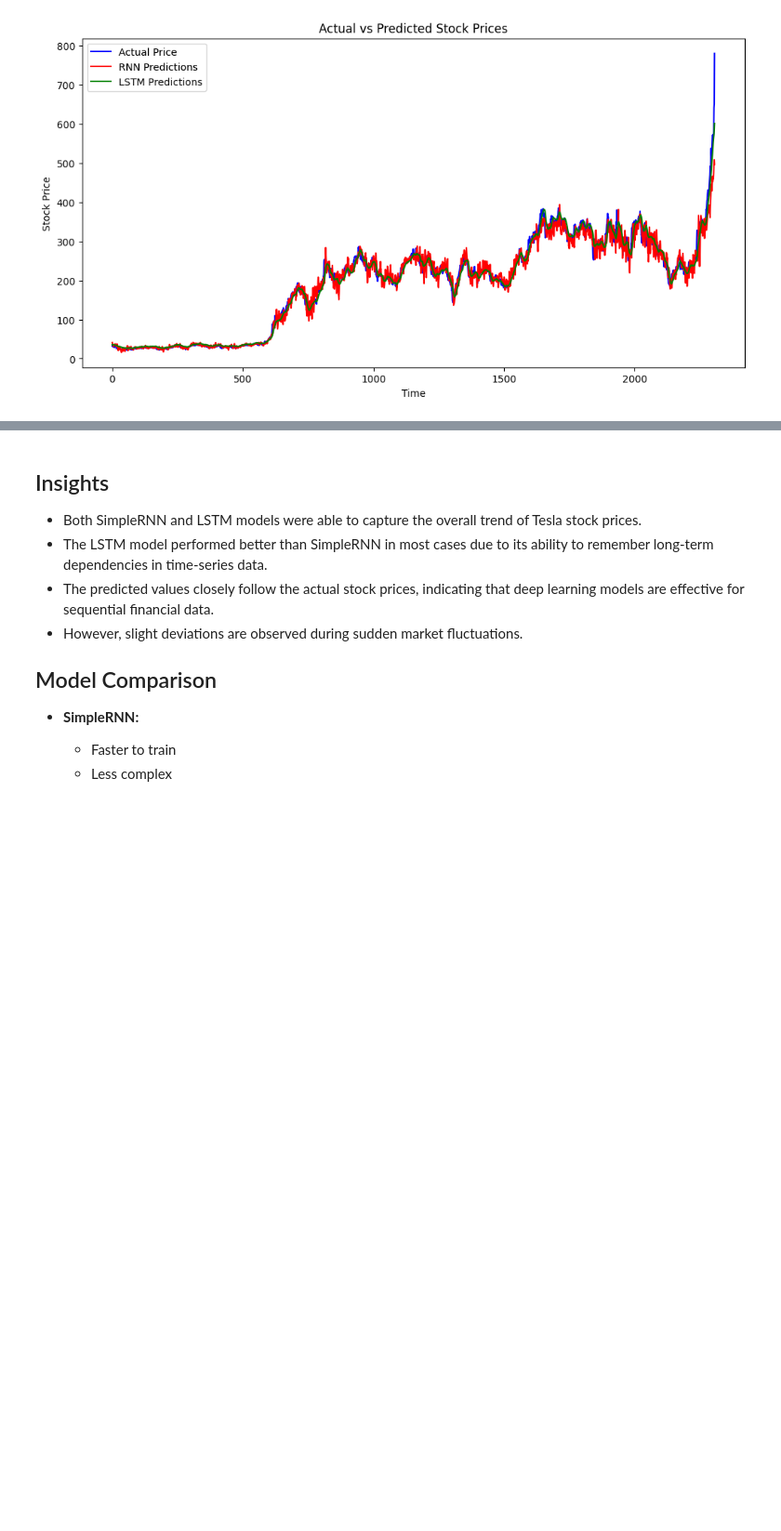
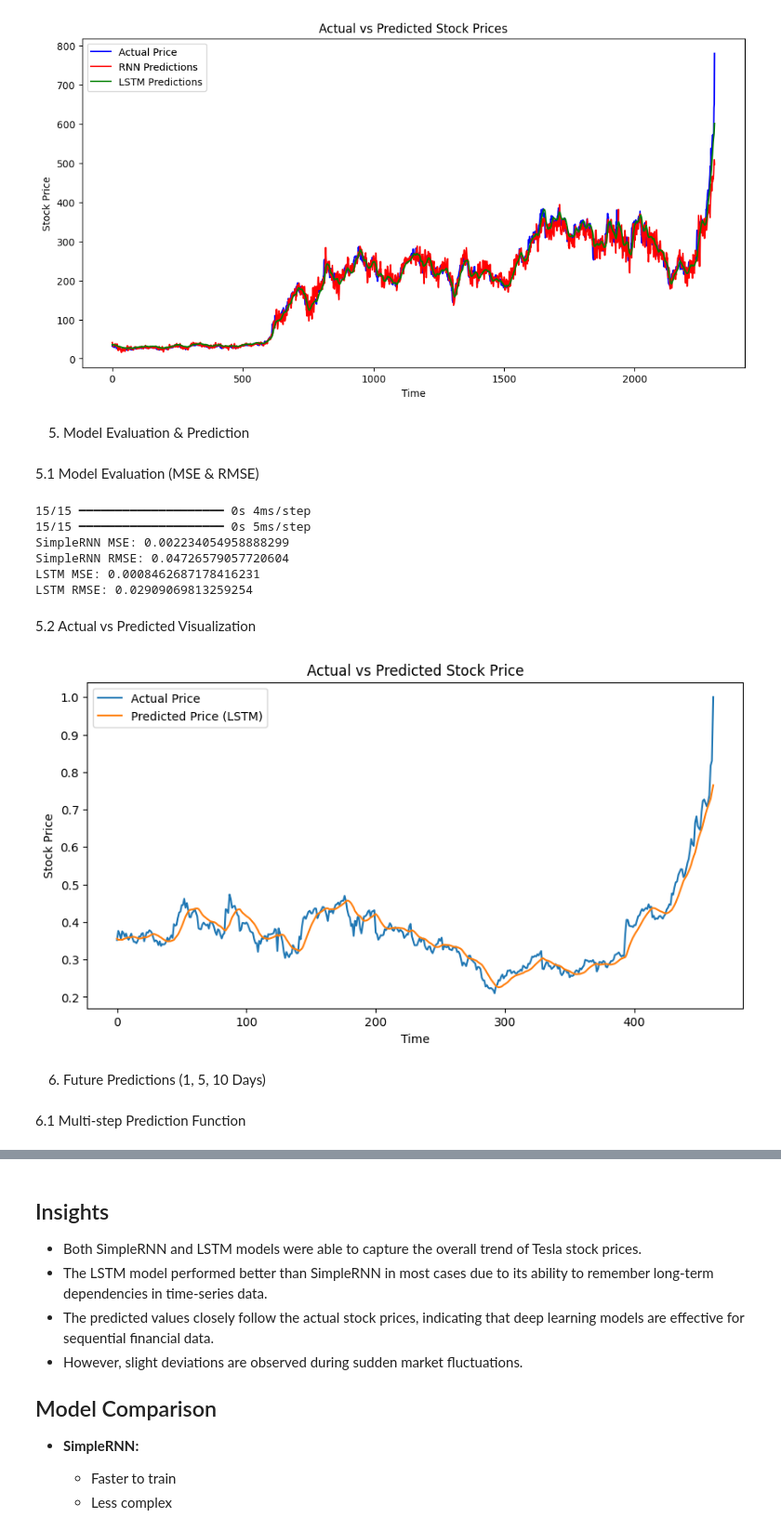
Before and after one commit to Pheonix1330/Tesla-Stock-Price-Prediction, a Jupyter notebook: Tesla_Stock_Price_Prediction_RNN_LSTM.ipynb, the cells around one changed output, grey strips where cells are left out. Shown at 93% size. Drawn from its saved outputs; the diff is of its cells as text; code cells hidden in the pictures; blank space fills up the shorter version.

```diff
--- a/Tesla_Stock_Price_Prediction_RNN_LSTM.ipynb
+++ b/Tesla_Stock_Price_Prediction_RNN_LSTM.ipynb
@@ -486,3 +486,55 @@ plt.legend()
 plt.show()
 # %% [output]
 [figure]
+# %% [markdown]
+5. Model Evaluation & Prediction
+# %% [markdown]
+5.1 Model Evaluation (MSE & RMSE)
+# %%
+# Import metrics
+from sklearn.metrics import mean_squared_error
+import numpy as np
+
+# Predictions
+y_pred_rnn = model_rnn.predict(X_test)
+y_pred_lstm = model_lstm.predict(X_test)
+
+# Calculate MSE
+mse_rnn = mean_squared_error(y_test, y_pred_rnn)
+mse_lstm = mean_squared_error(y_test, y_pred_lstm)
+
+# Calculate RMSE
+rmse_rnn = np.sqrt(mse_rnn)
+rmse_lstm = np.sqrt(mse_lstm)
+
+print("SimpleRNN MSE:", mse_rnn)
+print("SimpleRNN RMSE:", rmse_rnn)
+
+print("LSTM MSE:", mse_lstm)
+print("LSTM RMSE:", rmse_lstm)
+# %% [output]
+15/15 ━━━━━━━━━━━━━━━━━━━━ 0s 4ms/step
+15/15 ━━━━━━━━━━━━━━━━━━━━ 0s 5ms/step
+SimpleRNN MSE: 0.002234054958888299
+SimpleRNN RMSE: 0.04726579057720604
+LSTM MSE: 0.0008462687178416231
+LSTM RMSE: 0.02909069813259254
+# %% [markdown]
+5.2 Actual vs Predicted Visualization
+# %%
+import matplotlib.pyplot as plt
+
+plt.figure(figsize=(10,5))
+plt.plot(y_test, label='Actual Price')
+plt.plot(y_pred_lstm, label='Predicted Price (LSTM)')
+plt.title('Actual vs Predicted Stock Price')
+plt.xlabel('Time')
+plt.ylabel('Stock Price')
+plt.legend()
+plt.show()
+# %% [output]
+[figure, added]
+# %% [markdown]
+6. Future Predictions (1, 5, 10 Days)
+# %% [markdown]
+6.1 Multi-step Prediction Function
```
Also changed, not shown: parts of 22 cells of this notebook.
